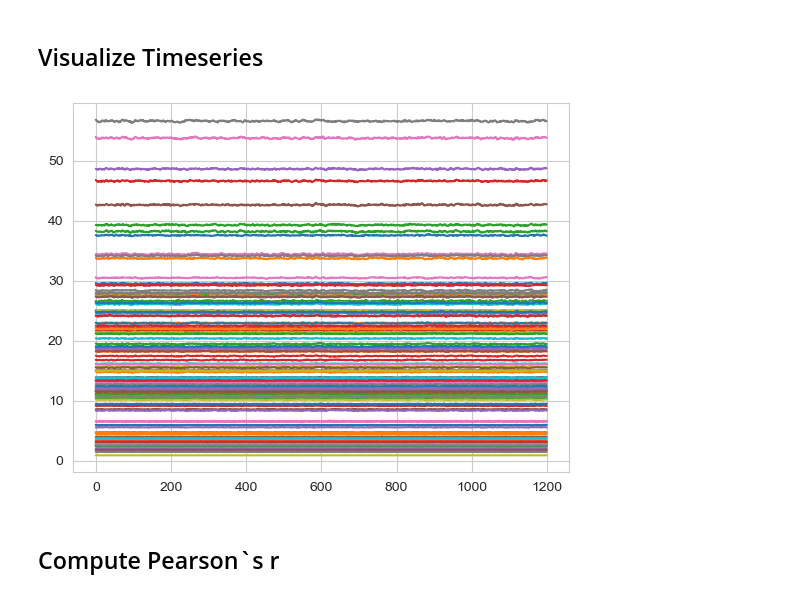
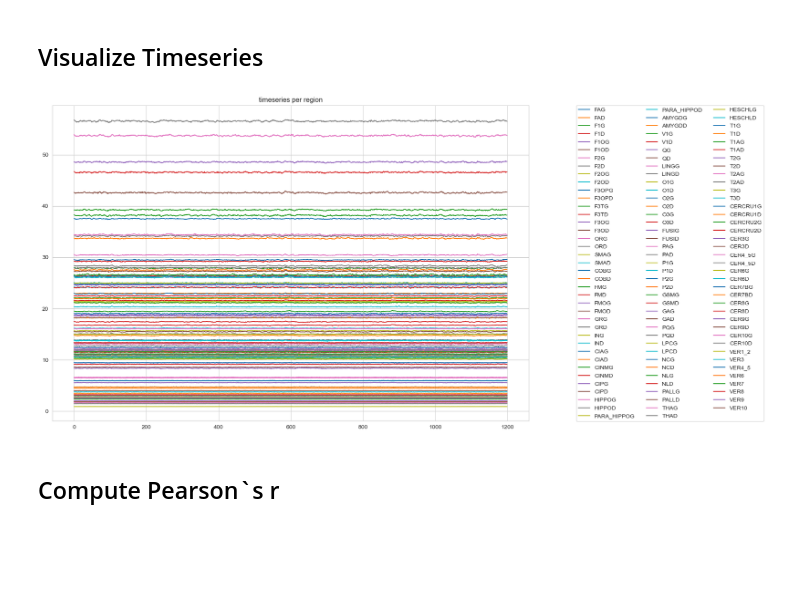
Before and after one commit to lukasbehammer/Clustering-of-HCP-Unrelated-100-Subjects-by-ROI-Correlations-in-Resting-State, a Jupyter notebook: Clustering of HCP Unrelated 100 Subjects by ROI-Correlations in Resting State.ipynb, the cells around one changed output. Cells and saved outputs as stored; diff of their text form; code cells hidden in the pictures; blank space fills up the shorter version.

Commit message:
update visualization

```diff
--- a/Clustering of HCP Unrelated 100 Subjects by ROI-Correlations in Resting State.ipynb
+++ b/Clustering of HCP Unrelated 100 Subjects by ROI-Correlations in Resting State.ipynb
@@ -42,3 +46,6 @@ array([[64.46511628, 59.51928531, 60.82019285],
        [44.09465021, 30.17283951, 18.32510288],
        [44.1954023 , 34.9137931 , 17.85057471],
        [44.42857143, 39.4375    , 19.5625    ]])
+# %%
+# load atlas data
+region_maps, region_maps_data, masked_aal, regions, region_labels = get_parcellation_data(fetched=True)
@@ -57,10 +143,12 @@ correlation_threshold = 0.75
 # %%
 # plot the patients timeseries
 timeseries = all_timeseries[patient_num]
-
-plt.plot(timeseries[:, :]);
+fig, ax = plt.subplots(figsize=(15,10))
+ax.plot(timeseries[:, :])
+ax.set_title("timeseries per region")
+ax.legend(region_labels[:, 0], bbox_to_anchor=(1.5, 0.5), loc="right", ncols=3);
 # %% [output]
-[figure, old version]
+[figure, new version]
 # %% [markdown]
 ## Compute Pearson`s r
 # %%
```
Also changed, not shown: parts of 15 cells of this notebook, 6 other files.
